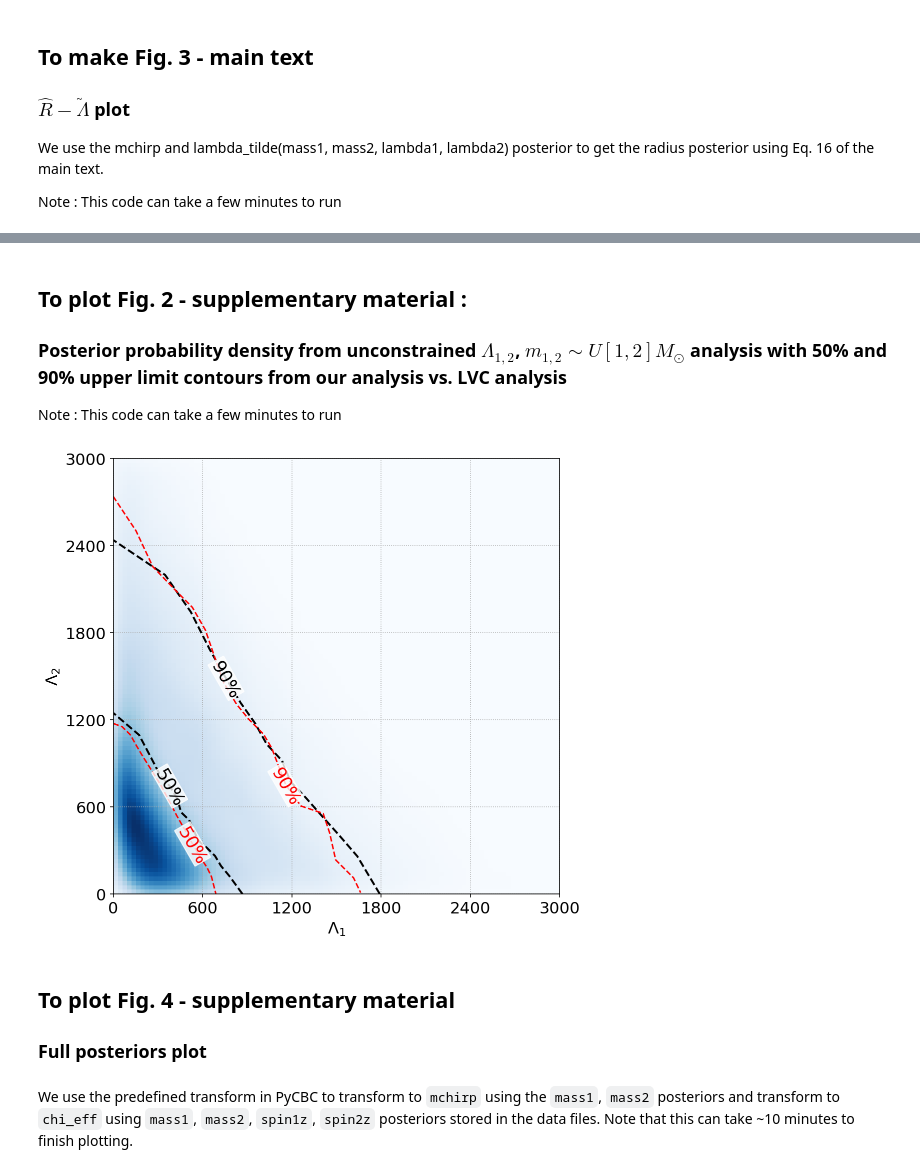
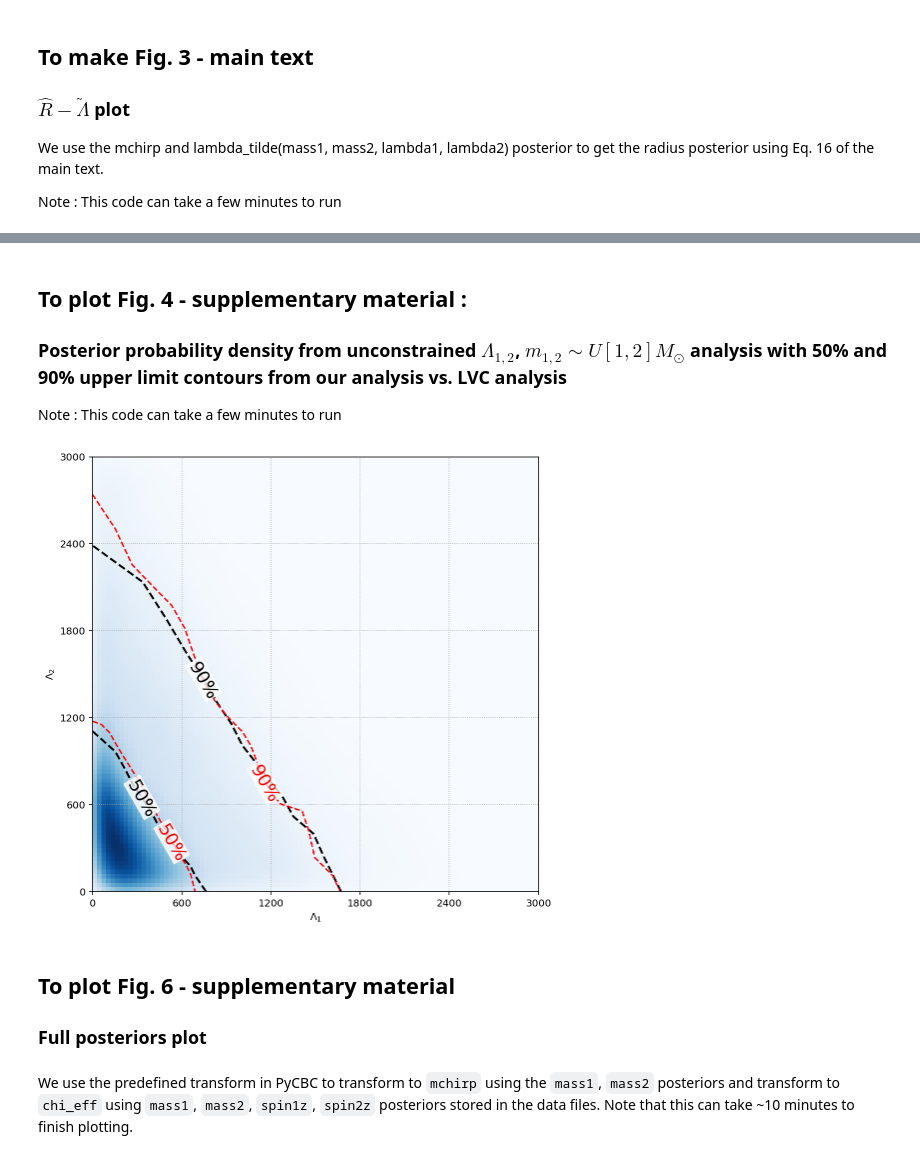
Before and after one commit to sugwg/gw170817-common-eos, a Jupyter notebook: data_release_common_eos_companion.ipynb, the cells around one changed output, grey strips where cells are left out. Drawn from its saved outputs; the diff is of its cells as text; code cells hidden in the pictures.

```diff
--- a/data_release_common_eos_companion.ipynb
+++ b/data_release_common_eos_companion.ipynb
@@ -108,7 +109,7 @@ Using the PyCBC software, one can map the posteriors for the `variable_args` to
 # %%
 from pycbc import conversions
 
-fp=InferenceFile("independent_lambda_uniform_mass_posterior.hdf",'r')
+fp=InferenceFile("independent_lambda_uniform_mass_30hz_lowfreq_posterior.hdf",'r')
 mass1 = fp['samples/mass1'][:]
 mass2 = fp['samples/mass2'][:]
 lambda1 = fp['samples/lambda1'][:]
@@ -226,5 +346,5 @@ Image('radius_lambda_tilde_posterior.png')
 # %% [markdown]
-## To plot Fig. 2 - supplementary material :
+## To plot Fig. 4 - supplementary material :
 ### Posterior probability density from unconstrained $\Lambda_{1,2}$, $m_{1,2} \sim U[1, 2] M_\odot$ analysis with 50% and 90% upper limit contours from our analysis vs. LVC analysis
 
 Note : This code can take a few minutes to run
@@ -232,7 +352,7 @@ Note : This code can take a few minutes to run
 from math import ceil
 from scipy.interpolate import UnivariateSpline
 
-filename = 'independent_lambda_uniform_mass_posterior.hdf'
+filename = 'independent_lambda_uniform_mass_30hz_lowfreq_posterior.hdf'
 params = ['lambda1', 'lambda2']
 with InferenceFile(filename, "r") as fp:
     samples = fp.read_samples(params)
@@ -296,36 +416,36 @@ sp1 = UnivariateSpline(xx1[idx1], yy1[idx1], k=5, s=0)
 
 xx2 = numpy.array([r*numpy.cos(p) for p, r in zip(phis, rad2)])
 yy2 = numpy.array([r*numpy.sin(p) for p, r in zip(phis, rad2)])
 idx2 = numpy.argsort(xx2)
 sp2 = UnivariateSpline(xx2[idx2], yy2[idx2], k=5, s=0)
 
 # Make plot
 fig, ax = plt.subplots(figsize=(8, 8))
 create_density_plot('lambda1', 'lambda2', samples, fig=fig, ax=ax,
                     plot_density=True, plot_contours=False, cmap='Blues',
                     xmax=3000, ymax=3000, contour_color='k')
 
 # Plot 50% and 90% upper limits from our analysis
 bbox_props = dict(boxstyle="round,pad=0.03", fc='w', ec='w', alpha=0.8)
 ax.text(xx1[int(len(xx1)/1.5)], sp1(xx1)[int(len(sp1(xx1))/1.5)], r'50$\%$', color='k', va="center", ha="center", bbox=bbox_props, rotation=300, zorder=5, fontsize=18)
 ax.plot(xx1, sp1(xx1), linestyle='--', color="k", linewidth=2)
 ax.text(xx2[int(len(xx2)/1.5)], sp2(xx2)[int(len(sp2(xx2))/1.5)], r'90$\%$', color='k', va="center", ha="center", bbox=bbox_props, rotation=300, zorder=5, fontsize=18)
 ax.plot(xx2, sp2(xx2), linestyle='--', color="k", linewidth=2)
 
 # Plot 50% and 90% upper limit from LVC analysis
 ax.plot(lambda1_lvc50, lambda2_lvc50, 'red', linestyle='--')
 ax.text(lambda1_lvc50[int(len(lambda1_lvc50)/1.5)], lambda2_lvc50[int(len(lambda2_lvc50)/1.5)], r'50$\%$', color='red', va="center", ha="center", bbox=bbox_props, rotation=300, zorder=5, fontsize=18)
 ax.plot(lambda1_lvc90, lambda2_lvc90, 'red', linestyle='--')
 ax.text(lambda1_lvc90[int(len(lambda1_lvc90)/1.5)], lambda2_lvc90[int(len(lambda2_lvc90)/1.5)], r'90$\%$', color='red', va="center", ha="center", bbox=bbox_props, rotation=300, zorder=5, fontsize=18)
 
 ax.grid(linestyle='dotted', color='darkgray')
 ticks = [0, 600, 1200, 1800, 2400, 3000]
 h = ax.set(xlim=(0, 3000), ylim=(0, 3000), xticks=ticks, yticks=ticks,
            xlabel=r"$\Lambda_1$", ylabel=r"$\Lambda_2$")
 # %% [output]
-[figure, old version]
+[figure, new version]
 # %% [markdown]
-## To plot Fig. 4 - supplementary material
+## To plot Fig. 6 - supplementary material
 ### Full posteriors plot
 # %% [markdown]
 We use the predefined transform in PyCBC to transform to `mchirp` using the `mass1`, `mass2` posteriors and transform to `chi_eff` using `mass1`, `mass2`, `spin1z`, `spin2z` posteriors stored in the data files. Note that this can take ~10 minutes to finish plotting.
```
Also changed, not shown: parts of 15 cells of this notebook, 1 other file.
